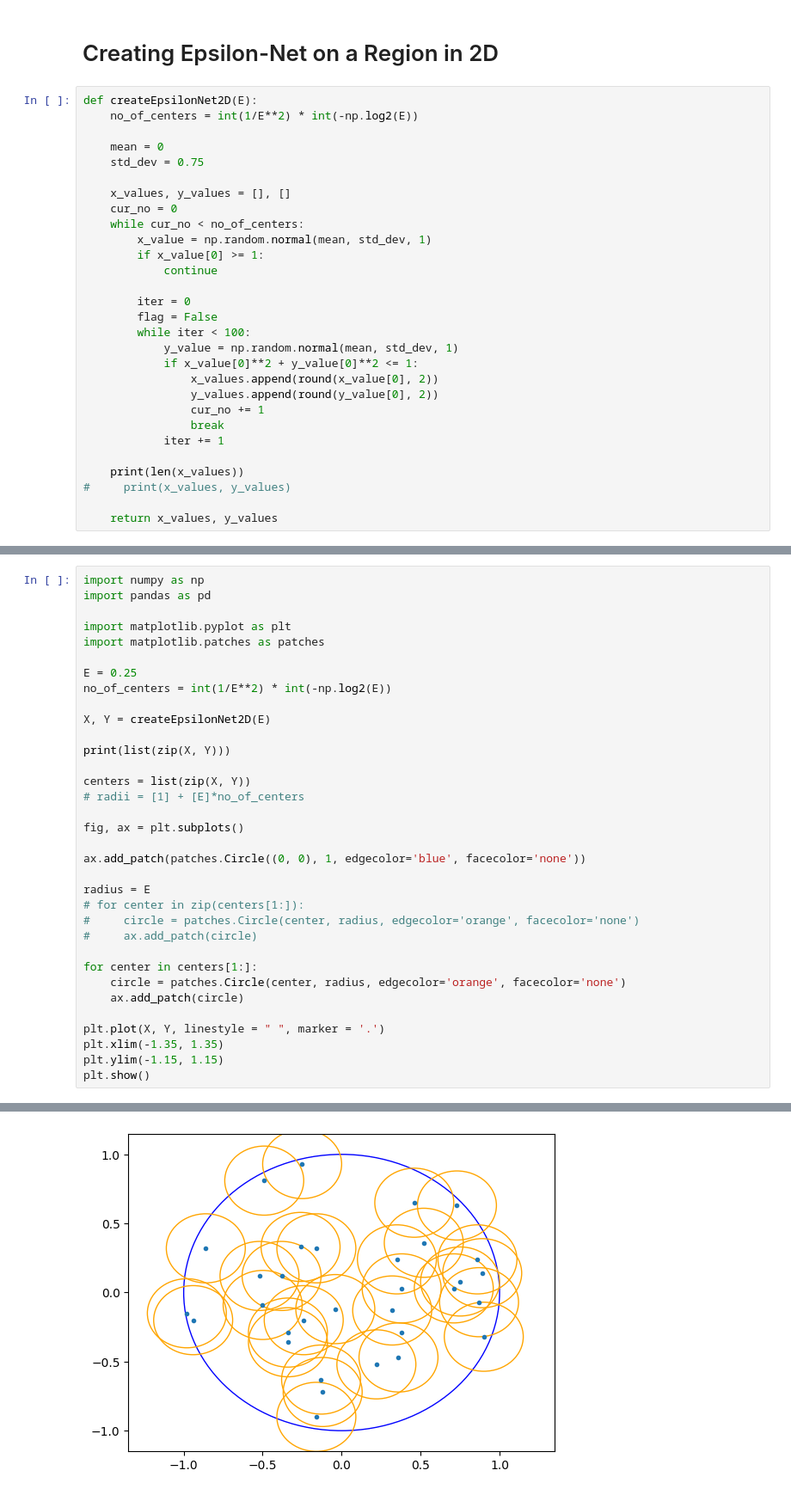
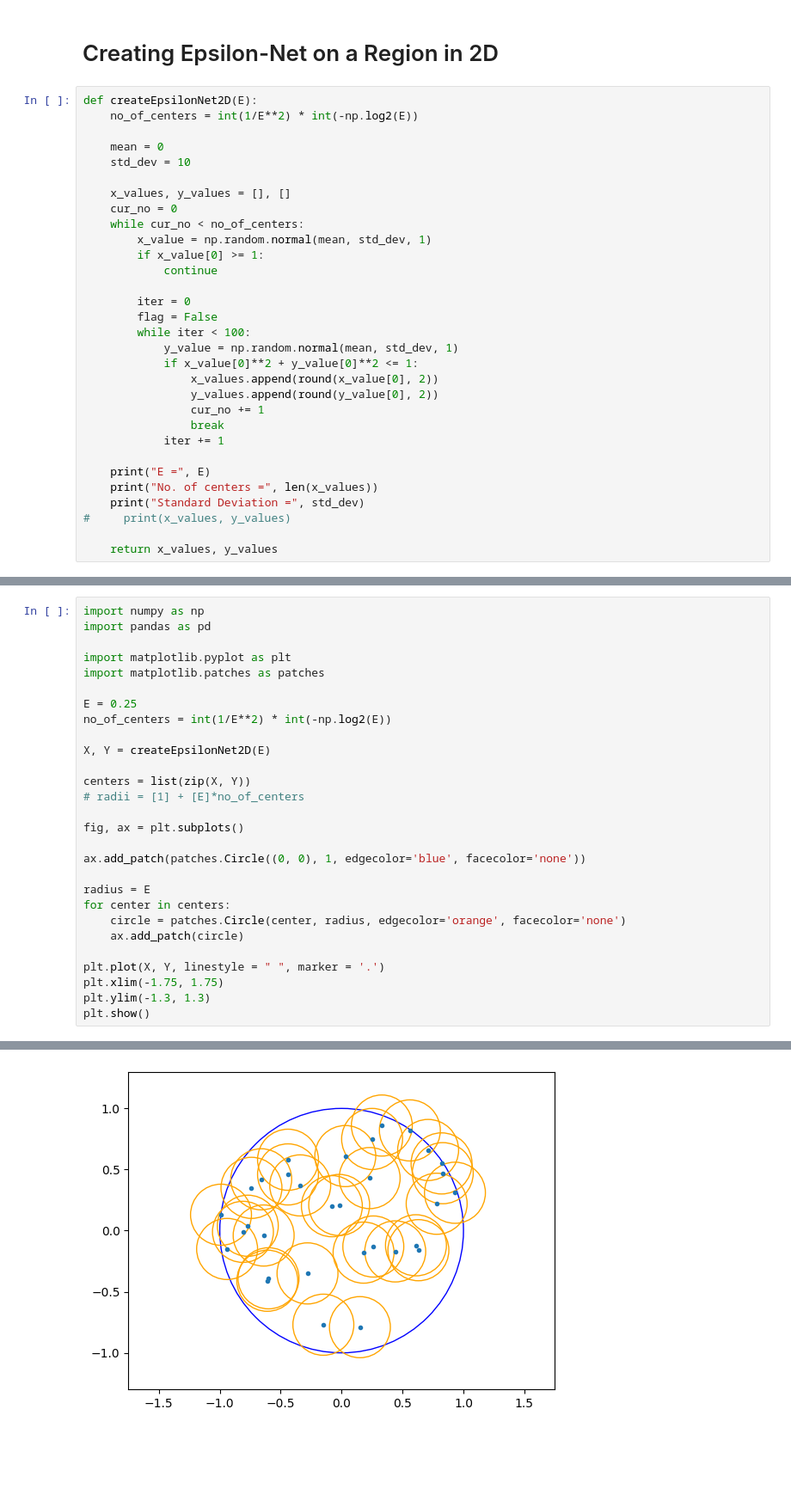
Before and after one commit to VarinKala26/CoresetsForProjectiveClustering, a Jupyter notebook: v2_coresetsforprojectiveclustering.ipynb, the cells around one changed output, grey strips where cells are left out. Shown: that part at 86% size. Cells and saved outputs as stored; diff of their text form; blank space fills up the shorter version.

```diff
--- a/v2_coresetsforprojectiveclustering.ipynb
+++ b/v2_coresetsforprojectiveclustering.ipynb
@@ -354,7 +357,7 @@ def createEpsilonNet2D(E):
     no_of_centers = int(1/E**2) * int(-np.log2(E))
 
     mean = 0
-    std_dev = 0.75
+    std_dev = 10
 
     x_values, y_values = [], []
     cur_no = 0
@@ -374,7 +377,9 @@ def createEpsilonNet2D(E):
                 break
             iter += 1
 
-    print(len(x_values))
+    print("E =", E)
+    print("No. of centers =", len(x_values))
+    print("Standard Deviation =", std_dev)
 #     print(x_values, y_values)
 
     return x_values, y_values
@@ -395,8 +446,6 @@ no_of_centers = int(1/E**2) * int(-np.log2(E))
 
 X, Y = createEpsilonNet2D(E)
 
-print(list(zip(X, Y)))
-
 centers = list(zip(X, Y))
 # radii = [1] + [E]*no_of_centers
 
@@ -405,16 +454,12 @@ fig, ax = plt.subplots()
 ax.add_patch(patches.Circle((0, 0), 1, edgecolor='blue', facecolor='none'))
 
 radius = E
-# for center in zip(centers[1:]):
-#     circle = patches.Circle(center, radius, edgecolor='orange', facecolor='none')
-#     ax.add_patch(circle)
-
-for center in centers[1:]:
+for center in centers:
     circle = patches.Circle(center, radius, edgecolor='orange', facecolor='none')
     ax.add_patch(circle)
 
 plt.plot(X, Y, linestyle = " ", marker = '.')
-plt.xlim(-1.35, 1.35)
-plt.ylim(-1.15, 1.15)
+plt.xlim(-1.75, 1.75)
+plt.ylim(-1.3, 1.3)
 plt.show()
 # %% [output]
@@ -423 +469 @@ plt.show()
-[figure, old version]
+[figure, new version]
```
Also changed, not shown: parts of 8 cells of this notebook.
